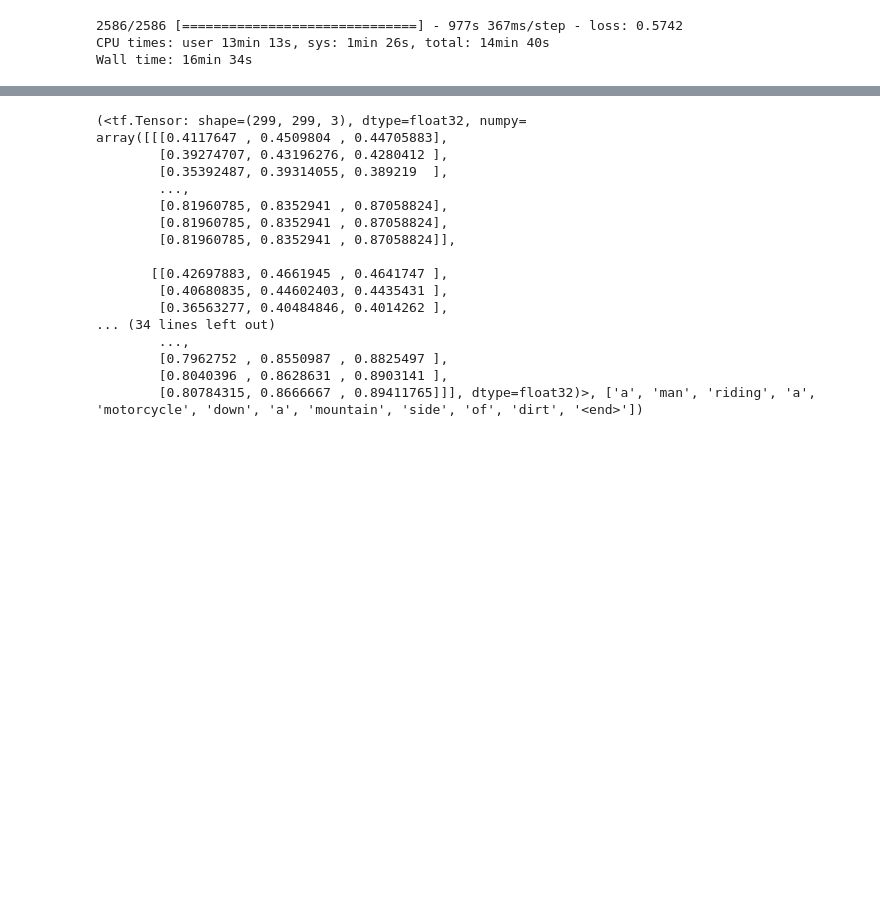
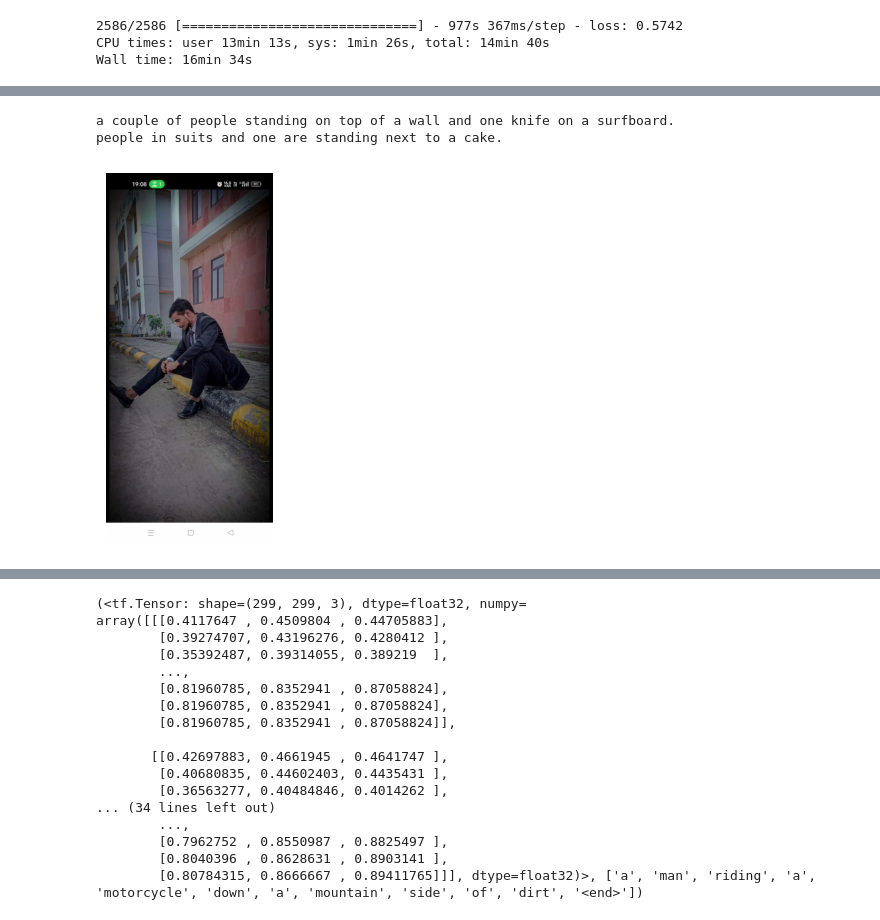
Before and after one commit to singhsourav0/Image_Description, a Jupyter notebook: caption_image.ipynb, the cells around one changed output, grey strips where cells are left out. Cells and saved outputs as stored; diff of their text form; code cells hidden in the pictures; blank space fills up the shorter version.

```diff
--- a/caption_image.ipynb
+++ b/caption_image.ipynb
@@ -377 +397,15 @@ def predict_caption(filename):
+# %%
+filename = "/content/p2.jpeg"  # you can also try surf.jpeg
+
+for i in range(2):
+    image, caption = predict_caption(filename)
+    print(" ".join(caption[:-1]) + ".")
+
+img = tf.image.decode_jpeg(tf.io.read_file(filename), channels=IMG_CHANNELS)
+plt.imshow(img)
+plt.axis("off");
+# %% [output]
+a couple of people standing on top of a wall and one knife on a surfboard.
+people in suits and one are standing next to a cake.
+[figure, added]
 # %%
```
Also changed, not shown: parts of 3 cells of this notebook.
